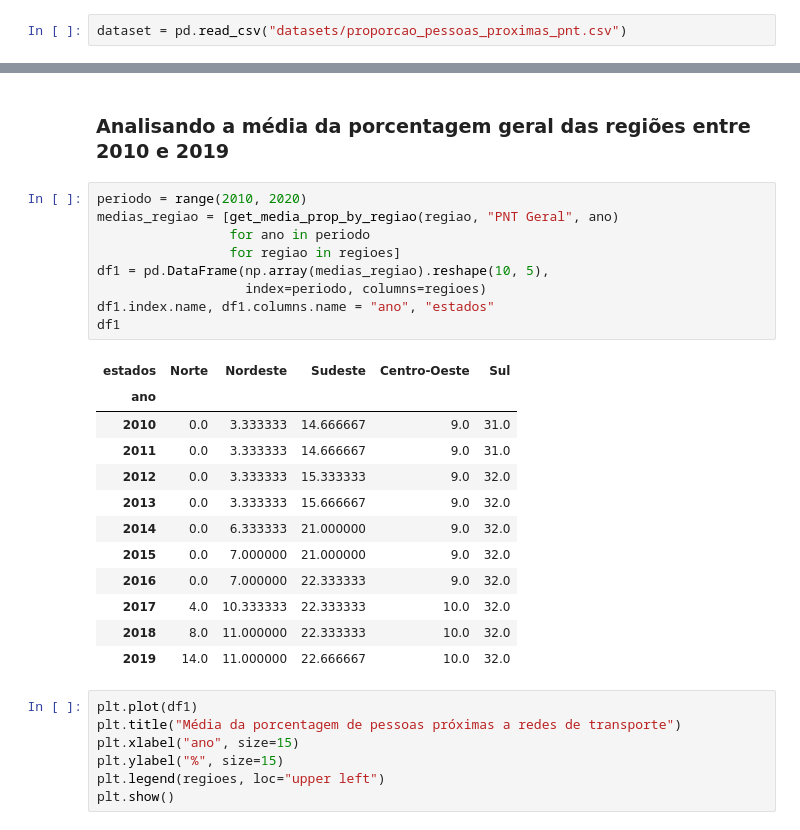
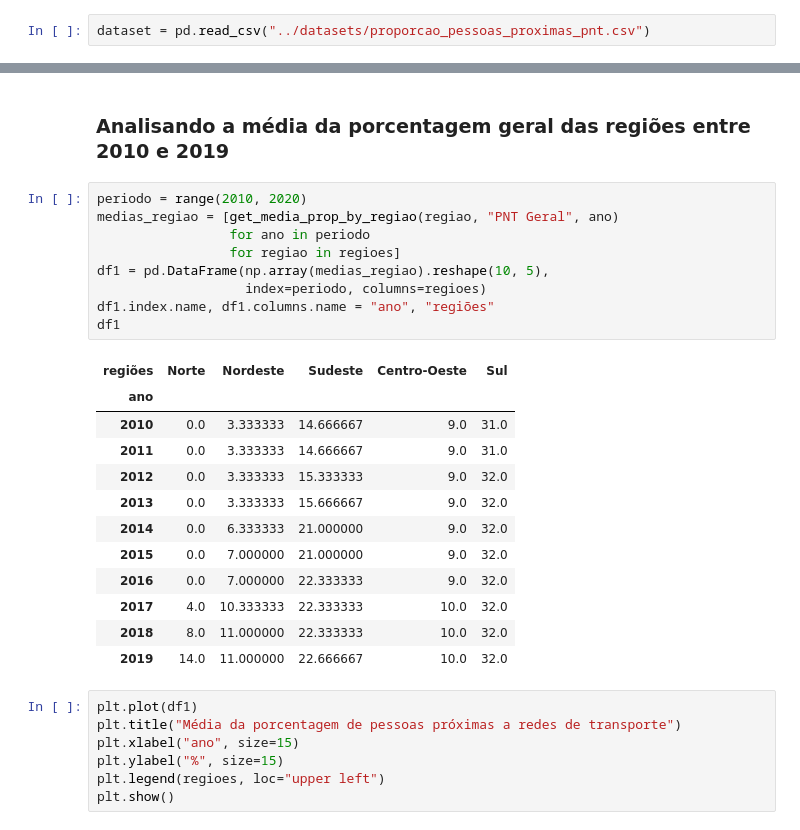
Before and after one commit to saulorcj/tarefas-analytica, a Jupyter notebook: A2/tratamento_dados_1.ipynb, the cells around one changed output, grey strips where cells are left out. Saved outputs shown, nothing was run; the diff lists cells and outputs as text.

```diff
--- a/A2/tratamento_dados_1.ipynb
+++ b/A2/tratamento_dados_1.ipynb
@@ -9,7 +9,7 @@ import matplotlib.pyplot as plt
 import pandas as pd
 import numpy as np
 # %%
-dataset = pd.read_csv("datasets/proporcao_pessoas_proximas_pnt.csv")
+dataset = pd.read_csv("../datasets/proporcao_pessoas_proximas_pnt.csv")
 # %%
 dataset.head()
 # %% [output]
@@ -56,14 +61,14 @@ def get_dvp_prop_by_regiao(regiao, indicador, ano=2019):
 # %%
 periodo = range(2010, 2020)
 medias_regiao = [get_media_prop_by_regiao(regiao, "PNT Geral", ano)
                  for ano in periodo
                  for regiao in regioes]
 df1 = pd.DataFrame(np.array(medias_regiao).reshape(10, 5),
                    index=periodo, columns=regioes)
-df1.index.name, df1.columns.name = "ano", "estados"
+df1.index.name, df1.columns.name = "ano", "regiões"
 df1
 # %% [output]
-| estados | Norte | Nordeste | Sudeste | Centro-Oeste | Sul |
+| regiões | Norte | Nordeste | Sudeste | Centro-Oeste | Sul |
 | ano |  |  |  |  |  |
 | 2010 | 0.0 | 3.333333 | 14.666667 | 9.0 | 31.0 |
 | 2011 | 0.0 | 3.333333 | 14.666667 | 9.0 | 31.0 |
```
Also changed, not shown: parts of 1 cell of this notebook, 1 other file.
